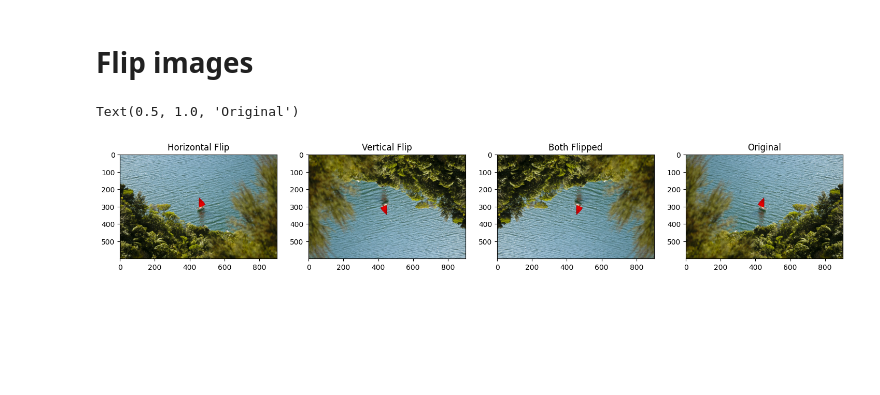
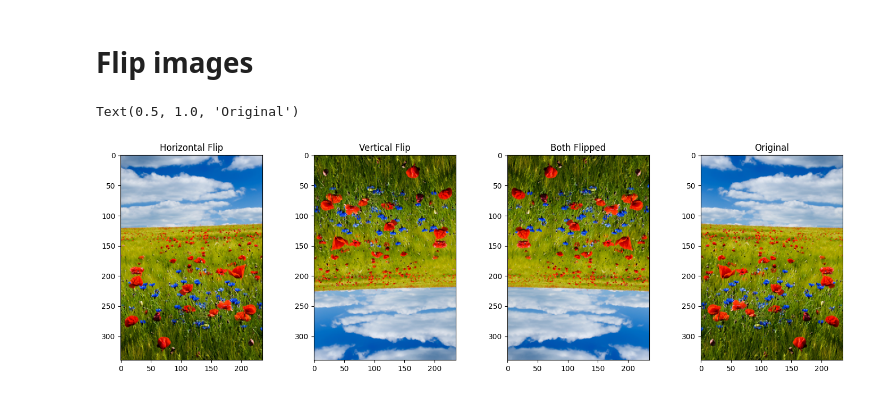
Before and after one commit to ccozad/ml-reference-designs, a Jupyter notebook: computer-vision/opencv_basic_image_manipulation.ipynb, the cells around one changed output. Drawn from its saved outputs; the diff is of its cells as text; code cells hidden in the pictures; blank space fills up the shorter version.

```diff
--- a/computer-vision/opencv_basic_image_manipulation.ipynb
+++ b/computer-vision/opencv_basic_image_manipulation.ipynb
@@ -106,9 +82,9 @@ print(cb_image_copy)
 # %% [markdown]
 # Cropping images
 # %%
-image_NZ_bgr = cv2.imread("New_Zealand_Boat.jpg", cv2.IMREAD_COLOR)
-image_NZ_rgb = image_NZ_bgr[:, :, ::-1]
+image_flowers_bgr = cv2.imread("data/flowers.png", cv2.IMREAD_COLOR)
+image_flowers_rgb = image_flowers_bgr[:, :, ::-1]
 
-plt.imshow(image_NZ_rgb)
+plt.imshow(image_flowers_rgb)
 # %% [output]
 <matplotlib.image.AxesImage at 0x...>
@@ -163,27 +139,27 @@ Image(filename="cropped_region.png")
 # %% [markdown]
 # Flip images
 # %%
-image_NZ_rgb_flipped_horiz = cv2.flip(image_NZ_rgb, 1)
-image_NZ_rgb_flipped_vert = cv2.flip(image_NZ_rgb, 0)
-image_NZ_rgb_flipped_both = cv2.flip(image_NZ_rgb, -1)
+image_flowers_rgb_flipped_horiz = cv2.flip(image_flowers_rgb, 1)
+image_flowers_rgb_flipped_vert = cv2.flip(image_flowers_rgb, 0)
+image_flowers_rgb_flipped_both = cv2.flip(image_flowers_rgb, -1)
 
 plt.figure(figsize=(18,5))
 
 plt.subplot(141)
-plt.imshow(image_NZ_rgb_flipped_horiz)
+plt.imshow(image_flowers_rgb_flipped_horiz)
 plt.title("Horizontal Flip")
 
 plt.subplot(142)
-plt.imshow(image_NZ_rgb_flipped_vert)
+plt.imshow(image_flowers_rgb_flipped_vert)
 plt.title("Vertical Flip")
 
 plt.subplot(143)
-plt.imshow(image_NZ_rgb_flipped_both)
+plt.imshow(image_flowers_rgb_flipped_both)
 plt.title("Both Flipped")
 
 plt.subplot(144)
-plt.imshow(image_NZ_rgb)
+plt.imshow(image_flowers_rgb)
 plt.title("Original")
 # %% [output]
 Text(0.5, 1.0, 'Original')
-[figure, old version]
+[figure, new version]
```
Also changed, not shown: parts of 11 cells of this notebook, 1 other file.
